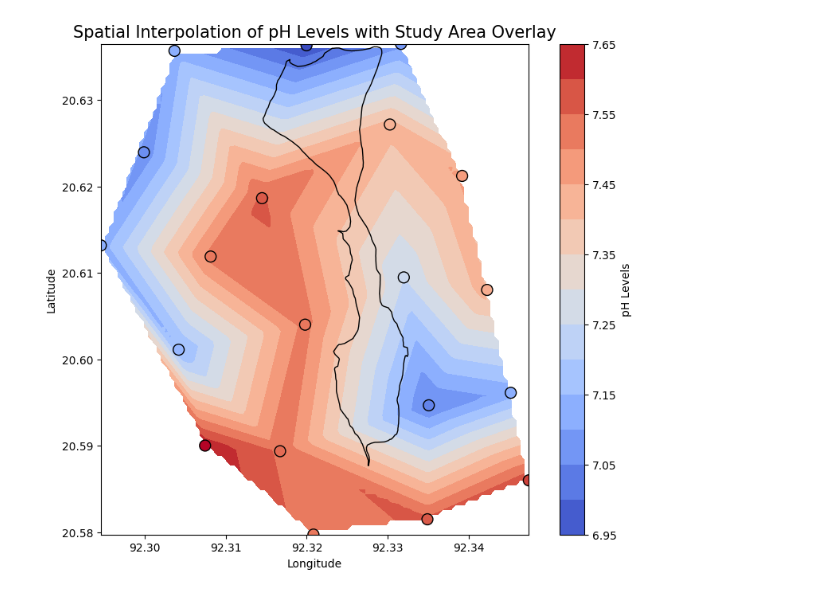
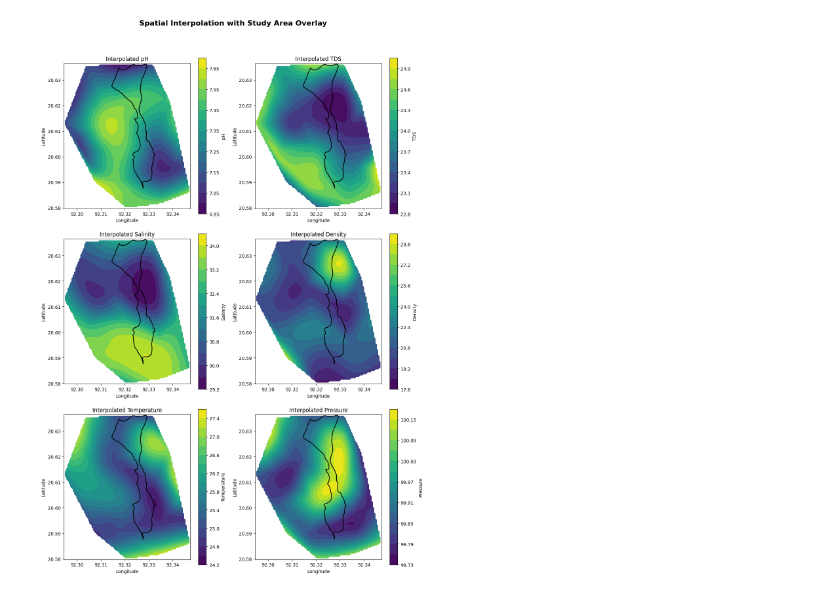
Before and after one commit to Nawshin-25/Saint_Martin, a Jupyter notebook: PCP.ipynb, the cells around one changed output. Saved outputs shown, nothing was run; the diff lists cells and outputs as text; code cells hidden in the pictures.

```diff
--- a/PCP.ipynb
+++ b/PCP.ipynb
@@ -8,8 +13,9 @@ import matplotlib.pyplot as plt
 from shapely.geometry import Point
 from scipy.interpolate import griddata
 # %%
-shapefile_path = '/content/Total_area_2021.shp'
+shapefile_path = '/content/drive/MyDrive/Data/2021/Total_area_2021.shp'
 shape_gdf = gpd.read_file(shapefile_path)
 # %%
-file_path = '/content/PCP.xlsx'
-df = pd.read_excel(file_path, sheet_name='Sheet1')
+file_path = '/content/drive/MyDrive/Data/Saint Martin Data.xlsx'
+df = pd.read_excel(file_path, sheet_name='Physiochemical Parameters')
+print(df.head())
@@ -26,13 +36,26 @@ grid_parameter = griddata((lon, lat), parameter, (grid_lon, grid_lat), method='l
-# %%
-plt.figure(figsize=(10, 8))
-contour = plt.contourf(grid_lon, grid_lat, grid_parameter, cmap='coolwarm', levels=15)
-shape_gdf.boundary.plot(ax=plt.gca(), color='black', linewidth=1)
-plt.scatter(lon, lat, c=parameter, cmap='coolwarm', edgecolor='black', s=100)
-
-plt.colorbar(contour, label='pH Levels')
-plt.title('Spatial Interpolation of pH Levels with Study Area Overlay', fontsize=15)
-plt.xlabel('Longitude')
-plt.ylabel('Latitude')
-plt.show()
-# %% [output]
-[figure, removed]
+# %%
+points = df[['Longitude', 'Latitude']]
+parameters = ['pH', 'TDS', 'Salinity', 'Density', 'Temperature', 'Pressure']
+grid_x, grid_y = np.mgrid[points['Longitude'].min():points['Longitude'].max():100j,
+                           points['Latitude'].min():points['Latitude'].max():100j]
+fig, axes = plt.subplots(3, 2, figsize=(12, 18))
+axes = axes.flatten()
+
+for ax, param in zip(axes, parameters):
+    grid_z = griddata(points.values, df[param].values, (grid_x, grid_y), method='cubic')
+    c = ax.contourf(grid_x, grid_y, grid_z, levels=15, cmap='viridis')
+    shape_gdf.boundary.plot(ax=ax, color='black')
+    ax.set_title(f'Interpolated {param}')
+    ax.set_xlabel('Longitude')
+    ax.set_ylabel('Latitude')
+    plt.colorbar(c, ax=ax, label=param)
+
+for i in range(len(parameters), len(axes)):
+    fig.delaxes(axes[i])
+
+fig.suptitle('Spatial Interpolation with Study Area Overlay', fontsize=16, fontweight='bold')
+
+plt.tight_layout(rect=[0, 0.03, 1, 0.95])
+plt.show()
+# %% [output]
+[figure, added]
```
Also changed, not shown: parts of 4 cells of this notebook.
